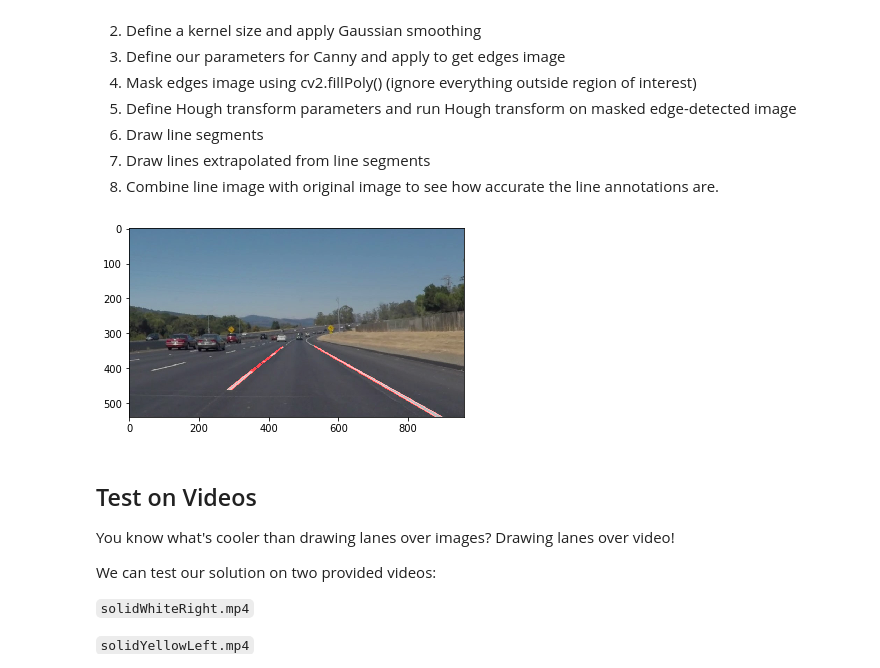
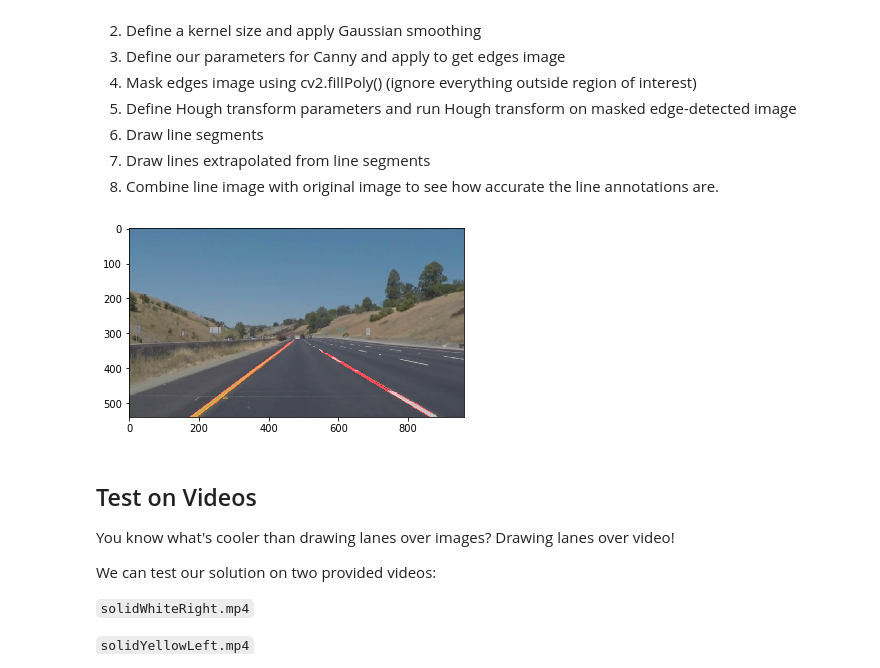
Before and after one commit to IanBoyanZhang/CarND-LaneLines-P1, a Jupyter notebook: P1.ipynb, the cells around one changed output. Drawn from its saved outputs; the diff is of its cells as text; code cells hidden in the pictures.

Commit message:
[Feature] Finish single image pipeline

```diff
--- a/P1.ipynb
+++ b/P1.ipynb
@@ -195,21 +195,7 @@ def convert_image_to_greyscale(image):
     return grayscale(image)
 
 def draw_lane_lines(image):
-#     color correction
-    color_select = np.copy(image)
-    red_threshold = 200
-    green_threshold = 200
-    blue_threshold = 200
-    rgb_threshold = [red_threshold, green_threshold, blue_threshold]
-    # Do a boolean or with the "|" character to identify
-    # pixels below the thresholds
-    thresholds = (image[:,:,0] < rgb_threshold[0]) \
-                | (image[:,:,1] < rgb_threshold[1]) \
-                | (image[:,:,2] < rgb_threshold[2])
-    color_select[thresholds] = [0,0,0]
-
-#     Grayscaled image
-    grayscaled_image = grayscale(color_select)
+    grayscaled_image = grayscale(image)
 #     Open up new plot field
 #     plt.subplot(2, 3, 1)
 #     TODO: Add title
@@ -226,44 +212,46 @@ def draw_lane_lines(image):
     low_threshold = 50
     high_threshold = 150
     edges_image = canny(blurred_gray_image, low_threshold, high_threshold)
 #     TODO: Add title
 #     plt.subplot(2, 3, 3)
     plt.imshow(edges_image, cmap='Greys_r')\
 
 #     Marks edges image using cv2.fillpoly() ignore everything outside ROI
     imshape = image.shape
-    vertices = np.array([[(0,imshape[0]),(465, 320), (475, 300), (imshape[1],imshape[0])]], dtype=np.int32)
+    vertices = np.array([[(0,imshape[0]),(475, 320), (475, 315), (imshape[1],imshape[0])]], dtype=np.int32)
 
     masked_edges_image = region_of_interest(edges_image, vertices)
 #     After performing color correction at beginning below step may not be necessary
-#     Color correction
+#     Color correction (display only)
 #     bgr_masked_edges_image = cv2.cvtColor(masked_edges_image, cv2.COLOR_GRAY2BGR)
 #     TODO: Add title
 #     plt.subplot(2, 3, 4)
 #     plt.imshow(bgr_masked_edges_image)
     plt.imshow(masked_edges_image)
 
 #     Hough transform
     rho = 2 # distance resolution in pixels of the Hough grid
     theta = np.pi/180 # angular resolution in radians of the Hough grid
     threshold = 45    # minimum number of votes (intersections in Hough grid cell)
     min_line_length = 40 #minimum number of pixels making up a line
     max_line_gap = 150    # maximum gap in pixels between connectable line segments
     lines_image = hough_lines(masked_edges_image, rho, theta, threshold, min_line_length, max_line_gap)
 
 #     Combine lines image with original image
-    final_image = weighted_img(lines_image, image)
-    plt.imshow(final_image)
-#     plt.subplot(2, 3, 4)
-#     plt.imshow(lines_image)
+    processed_image = weighted_img(lines_image, image)
+#     plt.imshow(processed_image)
+    return processed_image
 """Generator, let's save memory"""
 test_images = (read_image("test_images/" + i) for i in os.listdir("test_images/"))
-draw_lane_lines(next(test_images))
-# print(test_images.next())
-# for i in range(len(test_images)):
-# draw_lane_lines(next(test_images))
+# test_images = [read_image("test_images/" + i) for i in os.listdir("test_images/")]
+
+# draw_lane_lines(test_images[5])
+# plt.imshow(draw_lane_lines(test_images[2]))
+
+for i in range(len(os.listdir("test_images/"))):
+    plt.imshow(draw_lane_lines(next(test_images)))
 # %% [output]
-[figure, old version]
+[figure, new version]
 # %% [markdown]
 ## Test on Videos
 
```
